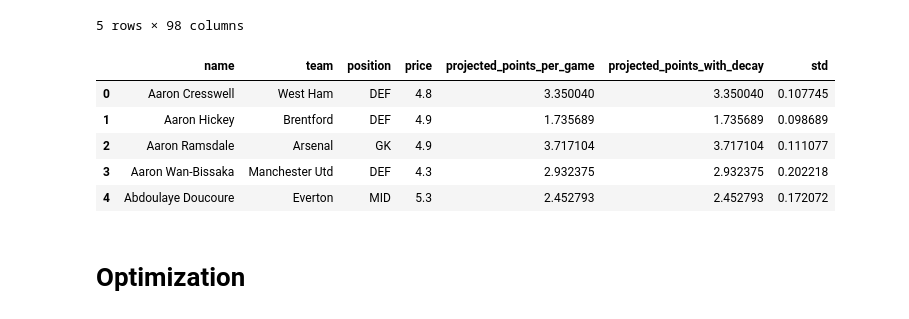
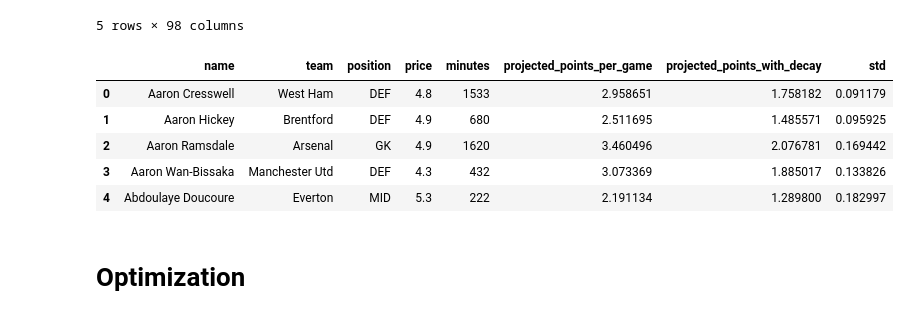
Before and after one commit to jaksticks/Fantasy-Premier-League, a Jupyter notebook: season22_23/notebooks/5_team_optimization.ipynb, the cells around one changed output. Drawn from its saved outputs; the diff is of its cells as text; code cells hidden in the pictures.

```diff
--- a/season22_23/notebooks/5_team_optimization.ipynb
+++ b/season22_23/notebooks/5_team_optimization.ipynb
@@ -3,7 +3,7 @@ TO DO:
 - Add option to force players into the team, i.e., optimize given certain player are already locked in
 # %%
 # previous gameweek
-gameweek=15
+gameweek=20
 # %%
 import pandas as pd
 import numpy as np
@@ -128,29 +128,30 @@ fpl_df.head(5)
 5 rows × 98 columns
 # %%
 # choose time horizon for optimization
-horizon = 1
+horizon = 10
 
 # create dataframe to be given as input for optimization
 df = projections[projections['gameweek']<=gameweek+horizon].groupby(by=['name']).mean()\
                                                         [['projected_points','projected_points_with_decay', 'std']]
 #df = df.to_frame()
 df = df.reset_index()
 df = df.rename(columns={'projected_points':'projected_points_per_game'})
 #df['team'] = [fpl_df.loc[fpl_df['name']==name, 'team'].values[0] for name in df['name']]
 df['price'] = [fpl_df.loc[fpl_df['name']==name, 'value'].values[0] for name in df['name']]
 df['position'] = [fpl_df.loc[fpl_df['name']==name, 'element_type'].values[0] for name in df['name']]
 position_dict={1:'GK', 2:'DEF', 3:'MID', 4:'FWD'}
 df['position'] = df['position'].map(position_dict)
 df['position'] = pd.Categorical(df['position'], ['GK','DEF','MID','FWD'])
 df['team'] = [projections.loc[projections['name']==name, 'team'].head(1).values[0] for name in df['name']]
+df['minutes'] = [fpl_df.loc[fpl_df['name']==name, 'minutes'].values[0] for name in df['name']]
 # re-order columns
-df = df[['name', 'team', 'position', 'price', 'projected_points_per_game', 'projected_points_with_decay', 'std']]
+df = df[['name', 'team', 'position', 'price', 'minutes', 'projected_points_per_game', 'projected_points_with_decay', 'std']]
 df.head(5)
 # %% [output]
-|  | name | team | position | price | projected_points_per_game | projected_points_with_decay | std |
-| 0 | Aaron Cresswell | West Ham | DEF | 4.8 | 3.350040 | 3.350040 | 0.107745 |
-| 1 | Aaron Hickey | Brentford | DEF | 4.9 | 1.735689 | 1.735689 | 0.098689 |
-| 2 | Aaron Ramsdale | Arsenal | GK | 4.9 | 3.717104 | 3.717104 | 0.111077 |
-| 3 | Aaron Wan-Bissaka | Manchester Utd | DEF | 4.3 | 2.932375 | 2.932375 | 0.202218 |
-| 4 | Abdoulaye Doucoure | Everton | MID | 5.3 | 2.452793 | 2.452793 | 0.172072 |
+|  | name | team | position | price | minutes | projected_points_per_game | projected_points_with_decay | std |
+| 0 | Aaron Cresswell | West Ham | DEF | 4.8 | 1533 | 2.958651 | 1.758182 | 0.091179 |
+| 1 | Aaron Hickey | Brentford | DEF | 4.9 | 680 | 2.511695 | 1.485571 | 0.095925 |
+| 2 | Aaron Ramsdale | Arsenal | GK | 4.9 | 1620 | 3.460496 | 2.076781 | 0.169442 |
+| 3 | Aaron Wan-Bissaka | Manchester Utd | DEF | 4.3 | 432 | 3.073369 | 1.885017 | 0.133826 |
+| 4 | Abdoulaye Doucoure | Everton | MID | 5.3 | 222 | 2.191134 | 1.289800 | 0.182997 |
 # %%
```
Also changed, not shown: parts of 14 cells of this notebook, 14 other files.
